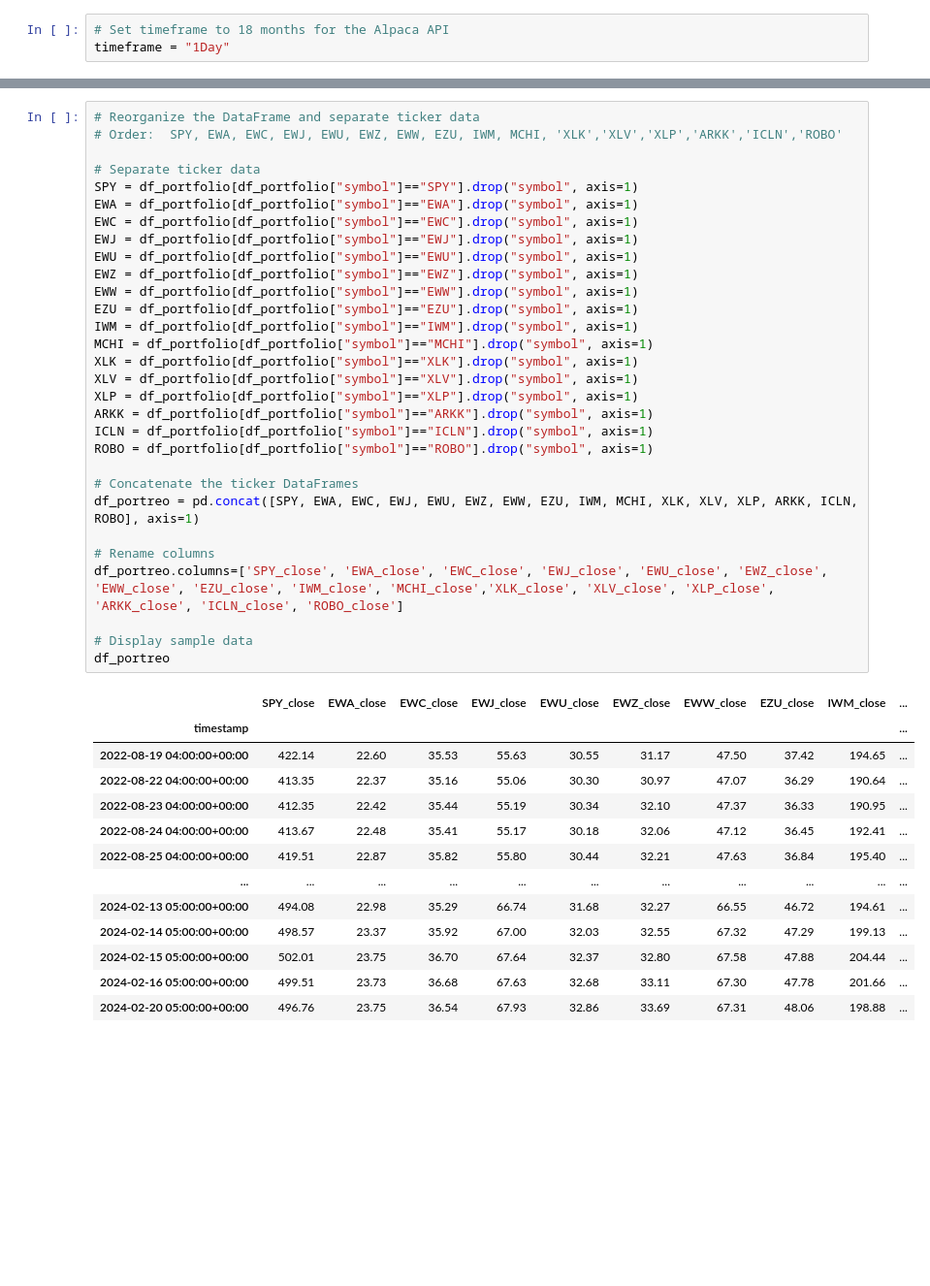
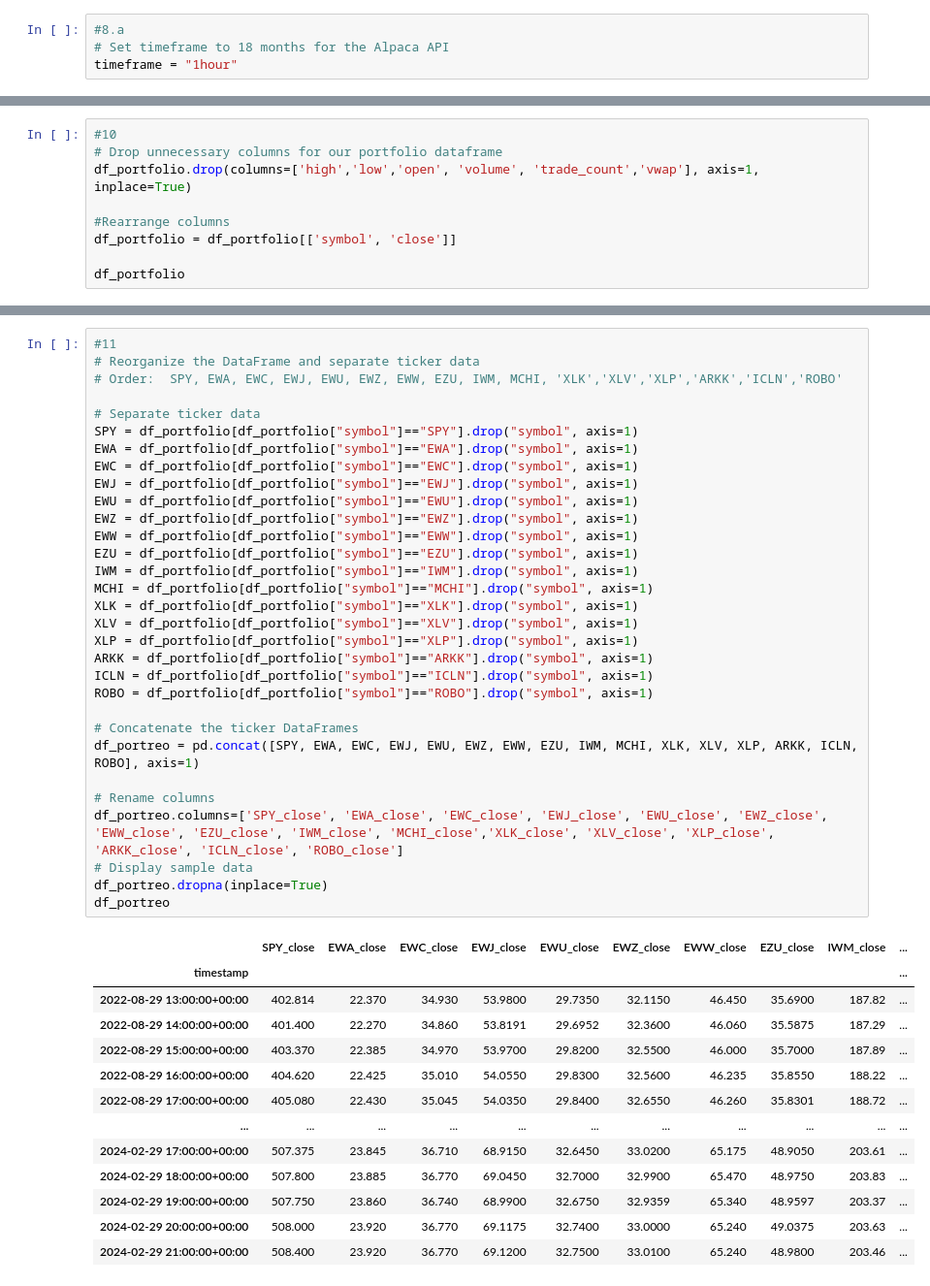
Before and after one commit to 15jarom/AlgorithmicSpy, a Jupyter notebook: AlgoSpy.ipynb, the cells around one changed output, grey strips where cells are left out. Shown at 97% size. Cells and saved outputs as stored; diff of their text form; blank space fills up the shorter version.

```diff
--- a/AlgoSpy.ipynb
+++ b/AlgoSpy.ipynb
@@ -61,6 +69,7 @@ historical = today - datetime.timedelta(days=550)
 start_date = pd.Timestamp(historical, tz="America/New_York").isoformat()
 end_date = pd.Timestamp(today, tz="America/New_York").isoformat()
 # %%
+#8.a
 # Set timeframe to 18 months for the Alpaca API
-timeframe = "1Day"
+timeframe = "1hour"
 # %%
@@ -86,0 +96,9 @@ df_portfolio
+# %%
+#10
+# Drop unnecessary columns for our portfolio dataframe
+df_portfolio.drop(columns=['high','low','open', 'volume', 'trade_count','vwap'], axis=1, inplace=True)
+
+#Rearrange columns
+df_portfolio = df_portfolio[['symbol', 'close']]
+
+df_portfolio
@@ -87,44 +120,45 @@ df_portfolio
 # %%
+#11
 # Reorganize the DataFrame and separate ticker data
 # Order:  SPY, EWA, EWC, EWJ, EWU, EWZ, EWW, EZU, IWM, MCHI, 'XLK','XLV','XLP','ARKK','ICLN','ROBO'
 
 # Separate ticker data
 SPY = df_portfolio[df_portfolio["symbol"]=="SPY"].drop("symbol", axis=1)
 EWA = df_portfolio[df_portfolio["symbol"]=="EWA"].drop("symbol", axis=1)
 EWC = df_portfolio[df_portfolio["symbol"]=="EWC"].drop("symbol", axis=1)
 EWJ = df_portfolio[df_portfolio["symbol"]=="EWJ"].drop("symbol", axis=1)
 EWU = df_portfolio[df_portfolio["symbol"]=="EWU"].drop("symbol", axis=1)
 EWZ = df_portfolio[df_portfolio["symbol"]=="EWZ"].drop("symbol", axis=1)
 EWW = df_portfolio[df_portfolio["symbol"]=="EWW"].drop("symbol", axis=1)
 EZU = df_portfolio[df_portfolio["symbol"]=="EZU"].drop("symbol", axis=1)
 IWM = df_portfolio[df_portfolio["symbol"]=="IWM"].drop("symbol", axis=1)
 MCHI = df_portfolio[df_portfolio["symbol"]=="MCHI"].drop("symbol", axis=1)
 XLK = df_portfolio[df_portfolio["symbol"]=="XLK"].drop("symbol", axis=1)
 XLV = df_portfolio[df_portfolio["symbol"]=="XLV"].drop("symbol", axis=1)
 XLP = df_portfolio[df_portfolio["symbol"]=="XLP"].drop("symbol", axis=1)
 ARKK = df_portfolio[df_portfolio["symbol"]=="ARKK"].drop("symbol", axis=1)
 ICLN = df_portfolio[df_portfolio["symbol"]=="ICLN"].drop("symbol", axis=1)
 ROBO = df_portfolio[df_portfolio["symbol"]=="ROBO"].drop("symbol", axis=1)
 
 # Concatenate the ticker DataFrames
 df_portreo = pd.concat([SPY, EWA, EWC, EWJ, EWU, EWZ, EWW, EZU, IWM, MCHI, XLK, XLV, XLP, ARKK, ICLN, ROBO], axis=1)
 
 # Rename columns
 df_portreo.columns=['SPY_close', 'EWA_close', 'EWC_close', 'EWJ_close', 'EWU_close', 'EWZ_close', 'EWW_close', 'EZU_close', 'IWM_close', 'MCHI_close','XLK_close', 'XLV_close', 'XLP_close', 'ARKK_close', 'ICLN_close', 'ROBO_close']
-
 # Display sample data
+df_portreo.dropna(inplace=True)
 df_portreo
 # %% [output]
 |  | SPY_close | EWA_close | EWC_close | EWJ_close | EWU_close | EWZ_close | EWW_close | EZU_close | IWM_close | ... |
 | timestamp |  |  |  |  |  |  |  |  |  | ... |
-| 2022-08-19 04:00:00+00:00 | 422.14 | 22.60 | 35.53 | 55.63 | 30.55 | 31.17 | 47.50 | 37.42 | 194.65 | ... |
-| 2022-08-22 04:00:00+00:00 | 413.35 | 22.37 | 35.16 | 55.06 | 30.30 | 30.97 | 47.07 | 36.29 | 190.64 | ... |
-| 2022-08-23 04:00:00+00:00 | 412.35 | 22.42 | 35.44 | 55.19 | 30.34 | 32.10 | 47.37 | 36.33 | 190.95 | ... |
-| 2022-08-24 04:00:00+00:00 | 413.67 | 22.48 | 35.41 | 55.17 | 30.18 | 32.06 | 47.12 | 36.45 | 192.41 | ... |
-| 2022-08-25 04:00:00+00:00 | 419.51 | 22.87 | 35.82 | 55.80 | 30.44 | 32.21 | 47.63 | 36.84 | 195.40 | ... |
+| 2022-08-29 13:00:00+00:00 | 402.814 | 22.370 | 34.930 | 53.9800 | 29.7350 | 32.1150 | 46.450 | 35.6900 | 187.82 | ... |
+| 2022-08-29 14:00:00+00:00 | 401.400 | 22.270 | 34.860 | 53.8191 | 29.6952 | 32.3600 | 46.060 | 35.5875 | 187.29 | ... |
+| 2022-08-29 15:00:00+00:00 | 403.370 | 22.385 | 34.970 | 53.9700 | 29.8200 | 32.5500 | 46.000 | 35.7000 | 187.89 | ... |
+| 2022-08-29 16:00:00+00:00 | 404.620 | 22.425 | 35.010 | 54.0550 | 29.8300 | 32.5600 | 46.235 | 35.8550 | 188.22 | ... |
+| 2022-08-29 17:00:00+00:00 | 405.080 | 22.430 | 35.045 | 54.0350 | 29.8400 | 32.6550 | 46.260 | 35.8301 | 188.72 | ... |
 | ... | ... | ... | ... | ... | ... | ... | ... | ... | ... | ... |
-| 2024-02-13 05:00:00+00:00 | 494.08 | 22.98 | 35.29 | 66.74 | 31.68 | 32.27 | 66.55 | 46.72 | 194.61 | ... |
-| 2024-02-14 05:00:00+00:00 | 498.57 | 23.37 | 35.92 | 67.00 | 32.03 | 32.55 | 67.32 | 47.29 | 199.13 | ... |
-| 2024-02-15 05:00:00+00:00 | 502.01 | 23.75 | 36.70 | 67.64 | 32.37 | 32.80 | 67.58 | 47.88 | 204.44 | ... |
-| 2024-02-16 05:00:00+00:00 | 499.51 | 23.73 | 36.68 | 67.63 | 32.68 | 33.11 | 67.30 | 47.78 | 201.66 | ... |
-| 2024-02-20 05:00:00+00:00 | 496.76 | 23.75 | 36.54 | 67.93 | 32.86 | 33.69 | 67.31 | 48.06 | 198.88 | ... |
+| 2024-02-29 17:00:00+00:00 | 507.375 | 23.845 | 36.710 | 68.9150 | 32.6450 | 33.0200 | 65.175 | 48.9050 | 203.61 | ... |
+| 2024-02-29 18:00:00+00:00 | 507.800 | 23.885 | 36.770 | 69.0450 | 32.7000 | 32.9900 | 65.470 | 48.9750 | 203.83 | ... |
+| 2024-02-29 19:00:00+00:00 | 507.750 | 23.860 | 36.740 | 68.9900 | 32.6750 | 32.9359 | 65.340 | 48.9597 | 203.37 | ... |
+| 2024-02-29 20:00:00+00:00 | 508.000 | 23.920 | 36.770 | 69.1175 | 32.7400 | 33.0000 | 65.240 | 49.0375 | 203.63 | ... |
+| 2024-02-29 21:00:00+00:00 | 508.400 | 23.920 | 36.770 | 69.1200 | 32.7500 | 33.0100 | 65.240 | 48.9800 | 203.46 | ... |
```
Also changed, not shown: parts of 37 cells of this notebook, 3 other files.
